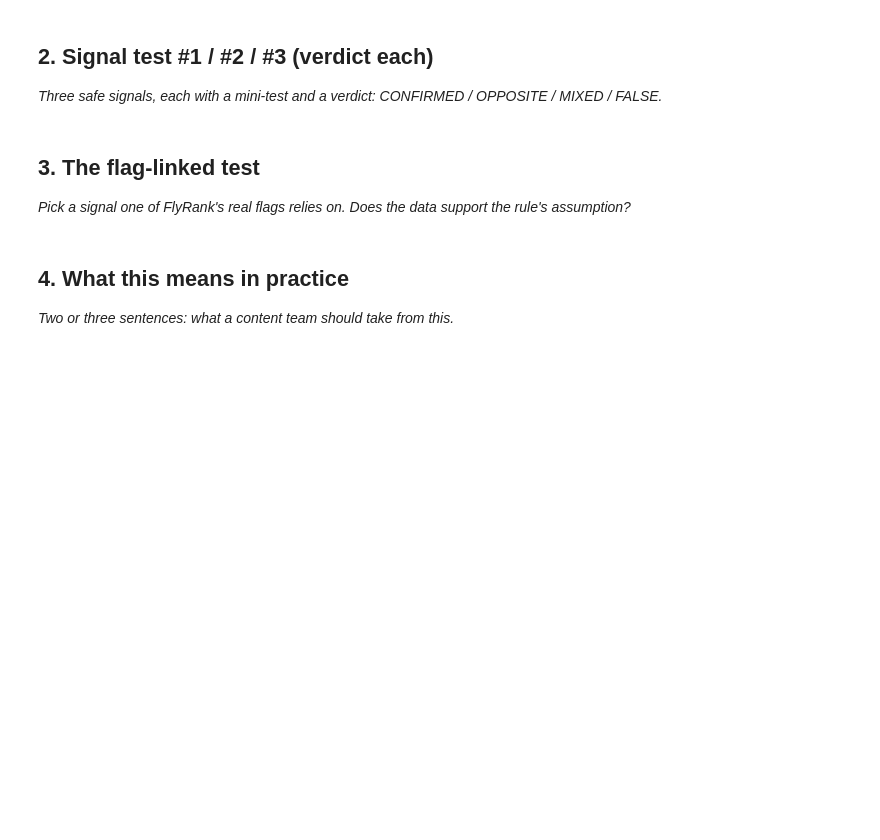
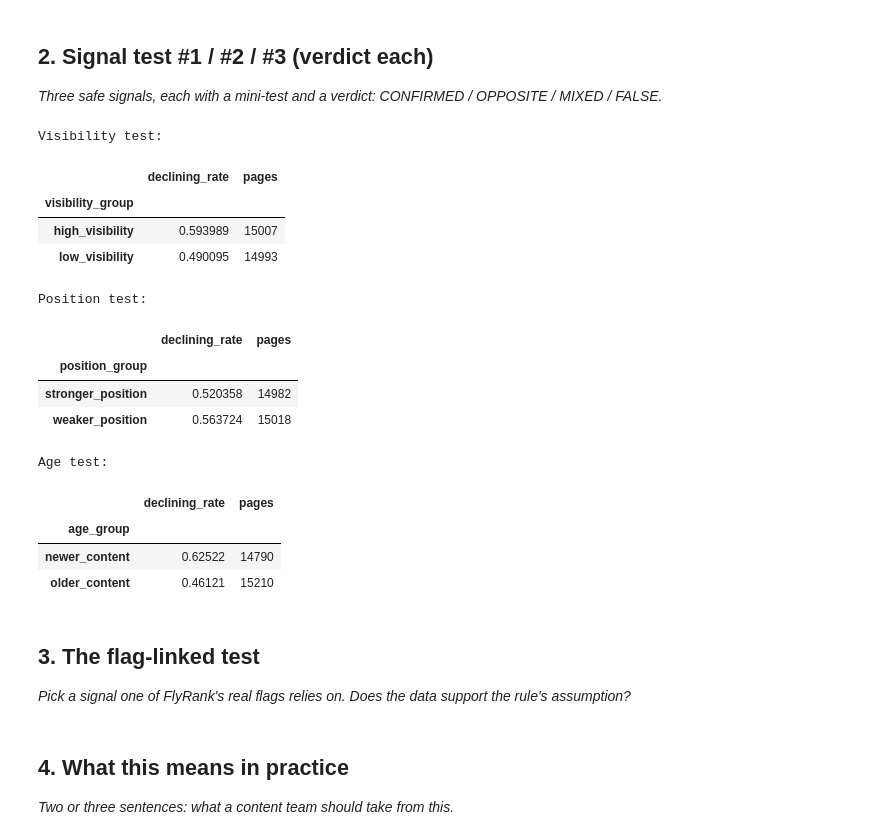
Before and after one commit to bilalahmed251/-ML-Search-Discovery, a Jupyter notebook: work/notebooks/w04_signal_audit.ipynb, the cells around one changed output. Drawn from its saved outputs; the diff is of its cells as text; code cells hidden in the pictures; blank space fills up the shorter version.

```diff
--- a/work/notebooks/w04_signal_audit.ipynb
+++ b/work/notebooks/w04_signal_audit.ipynb
@@ -23,3 +95,63 @@ This skeleton is yours to fill. Work the sections **in order** — each one has
+# %%
+df["is_declining"] = (
+    df["trend_direction"]
+    .astype(str)
+    .str.lower()
+    .eq("down")
+    .astype(int)
+)
+
+df["visibility_group"] = np.where(
+    df["impressions_90d"] >= df["impressions_90d"].median(),
+    "high_visibility",
+    "low_visibility"
+)
+
+df["position_group"] = np.where(
+    df["avg_position"] >= df["avg_position"].median(),
+    "weaker_position",
+    "stronger_position"
+)
+
+df["age_group"] = np.where(
+    df["content_age_days"] >= df["content_age_days"].median(),
+    "older_content",
+    "newer_content"
+)
+
+print("Visibility test:")
+display(df.groupby("visibility_group")["is_declining"].agg(
+    declining_rate="mean",
+    pages="count"
+))
+
+print("Position test:")
+display(df.groupby("position_group")["is_declining"].agg(
+    declining_rate="mean",
+    pages="count"
+))
+
+print("Age test:")
+display(df.groupby("age_group")["is_declining"].agg(
+    declining_rate="mean",
+    pages="count"
+))
+# %% [output]
+Visibility test:
+|  | declining_rate | pages |
+| visibility_group |  |  |
+| high_visibility | 0.593989 | 15007 |
+| low_visibility | 0.490095 | 14993 |
+Position test:
+|  | declining_rate | pages |
+| position_group |  |  |
+| stronger_position | 0.520358 | 14982 |
+| weaker_position | 0.563724 | 15018 |
+Age test:
+|  | declining_rate | pages |
+| age_group |  |  |
+| newer_content | 0.62522 | 14790 |
+| older_content | 0.46121 | 15210 |
 # %% [markdown]
 ## 3. The flag-linked test
 
```
Also changed, not shown: parts of 10 cells of this notebook.
